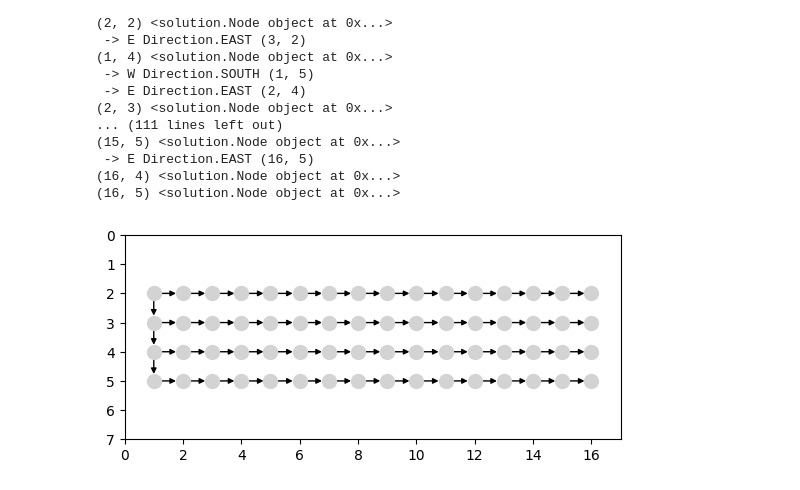
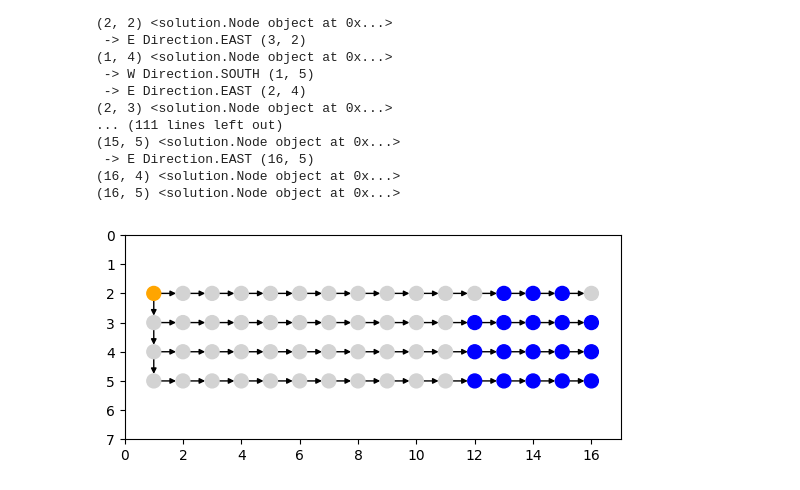
Before and after one commit to ThatDevShparki/codin-game-challenges, a Jupyter notebook: challenges/2024_winter/notebook.ipynb, the cells around one changed output. Drawn from its saved outputs; the diff is of its cells as text; code cells hidden in the pictures.

Commit message:
graph with nodes

```diff
--- a/challenges/2024_winter/notebook.ipynb
+++ b/challenges/2024_winter/notebook.ipynb
@@ -237,36 +237,37 @@ for node in nodes.values():
     for child in node.children.values():
         G.add_edge(node, child)
 
 colormap = []
 for node in G:
-    if node.entity:
-        colormap.append("red")
+    if node.entity and node.entity.owner == Contestant.PLAYER:
+        colormap.append("orange")
+    elif node.entity and node.entity.owner == Contestant.OPPONENT:
+        colormap.append("blue")
     else:
-        colormap.append("blue")
+        colormap.append("lightgray")
 
 pos = {node: node.coord for node in nodes.values()}
 
 
 # add axis
 fig, ax = plt.subplots()
 nx.draw_networkx(
     G,
     arrows=True,
     pos=pos,
     node_size=100,
     ax=ax,
-    node_color="lightgray",
+    node_color=colormap,
     width=1,
     arrowstyle="-|>",
     arrowsize=8,
     with_labels=False,
-    colormap=colormap,
 )  # draw nodes and edges
 plt.axis("on")
 ax.set_xlim(0, width - 1)
 ax.set_ylim(height - 1, 0)
 ax.set_aspect("equal")
 ax.tick_params(left=True, bottom=True, labelleft=True, labelbottom=True)
 plt.show()
 # %% [output]
-[figure, old version]
+[figure, new version]
```
